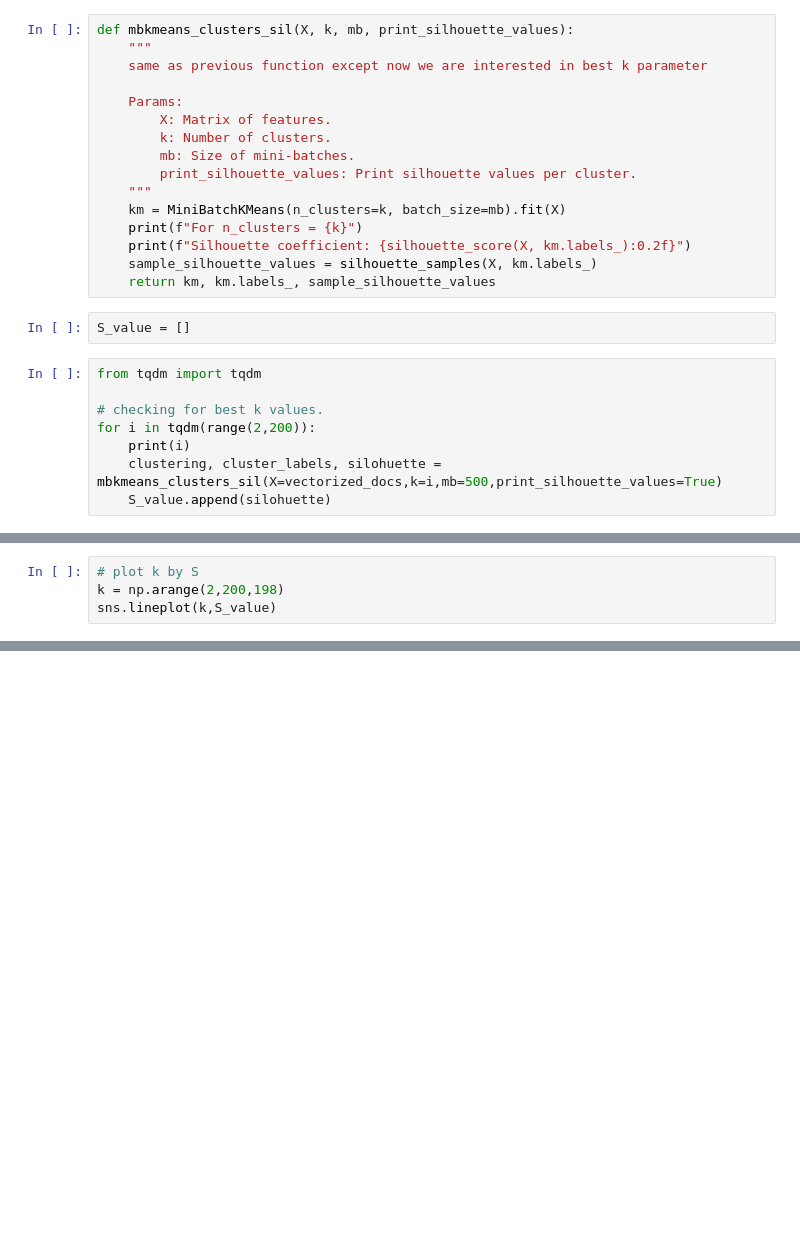
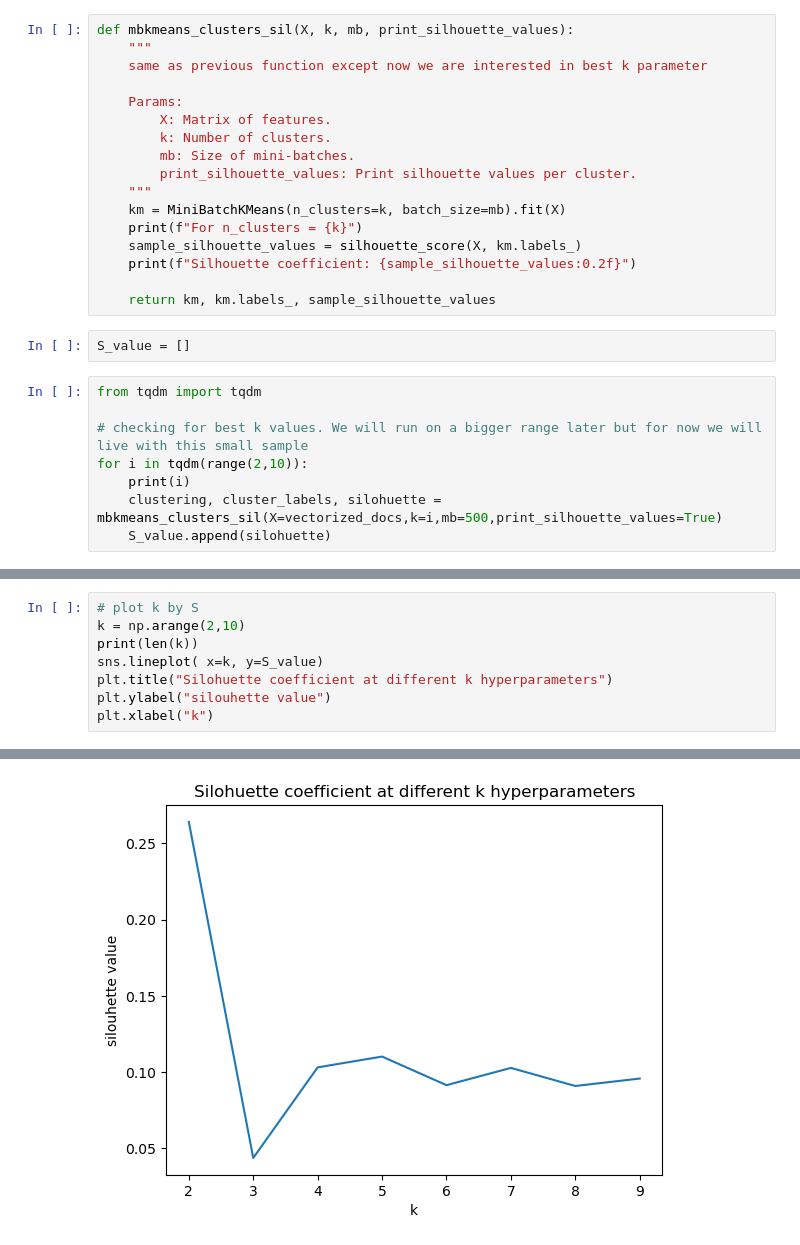
Before and after one commit to epfl-ada/ada-2022-project-chromegoldfish, a Jupyter notebook: simon/data-explore.ipynb, the cells around one changed output, grey strips where cells are left out. Cells and saved outputs as stored; diff of their text form; blank space fills up the shorter version.

```diff
--- a/simon/data-explore.ipynb
+++ b/simon/data-explore.ipynb
@@ -781,16 +781,17 @@ def mbkmeans_clusters_sil(X, k, mb, print_silhouette_values):
     """
     km = MiniBatchKMeans(n_clusters=k, batch_size=mb).fit(X)
     print(f"For n_clusters = {k}")
-    print(f"Silhouette coefficient: {silhouette_score(X, km.labels_):0.2f}")
-    sample_silhouette_values = silhouette_samples(X, km.labels_)
+    sample_silhouette_values = silhouette_score(X, km.labels_)
+    print(f"Silhouette coefficient: {sample_silhouette_values:0.2f}")
+
     return km, km.labels_, sample_silhouette_values
 # %%
 S_value = []
 # %%
 from tqdm import tqdm
 
-# checking for best k values.
-for i in tqdm(range(2,200)):
+# checking for best k values. We will run on a bigger range later but for now we will live with this small sample
+for i in tqdm(range(2,10)):
     print(i)
     clustering, cluster_labels, silohuette = mbkmeans_clusters_sil(X=vectorized_docs,k=i,mb=500,print_silhouette_values=True)
     S_value.append(silohuette)
@@ -800,4 +827,9 @@ For n_clusters = 2
 # %%
 # plot k by S
-k = np.arange(2,200,198)
-sns.lineplot(k,S_value)
+k = np.arange(2,10)
+print(len(k))
+sns.lineplot( x=k, y=S_value)
+plt.title("Silohuette coefficient at different k hyperparameters")
+plt.ylabel("silouhette value")
+plt.xlabel("k")
+# %% [output]
@@ -803,0 +838 @@ sns.lineplot(k,S_value)
+[figure, added]
```
Also changed, not shown: parts of 5 cells of this notebook.
